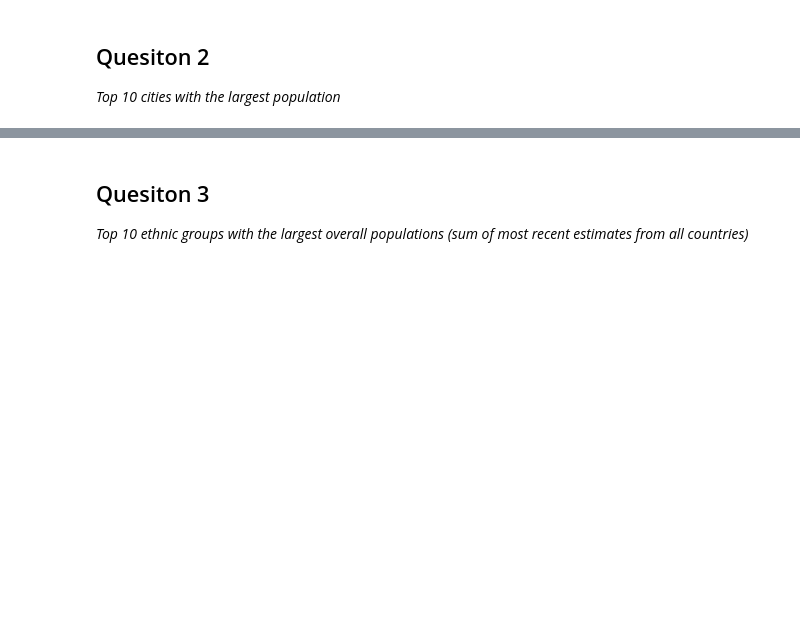
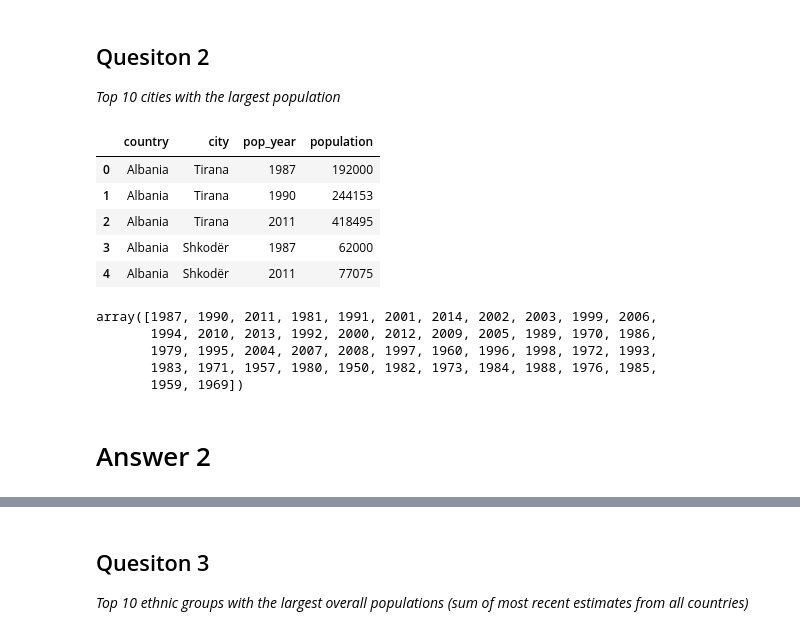
Before and after one commit to Spiracular/Notebooks, a Jupyter notebook: data_wrangling_xml/Completed_sliderule_dsi_xml_exercise.ipynb, the cells around one changed output, grey strips where cells are left out. Saved outputs shown, nothing was run; the diff lists cells and outputs as text; code cells hidden in the pictures; blank space fills up the shorter version.

```diff
--- a/data_wrangling_xml/Completed_sliderule_dsi_xml_exercise.ipynb
+++ b/data_wrangling_xml/Completed_sliderule_dsi_xml_exercise.ipynb
@@ -47,3 +47,13 @@ document_tree.getiterator()
  <Element 'population' at 0x...>,
  <Element 'population' at 0x...>,
  <Element 'population' at 0x...>]
+# %%
+for element in document_tree.iterfind('country'):
+    country_name = element.find('name').text
+#    for element1 in element.getiterator('province'):
+#        province = element1.text
+#    city = element1.find('city').text
+    for element2 in element.iterfind('city'):
+        city = safetext( element2[0] )
+        print (country_name)
+        print (city)
@@ -324,0 +394,47 @@ def safetext(writing):
+# %%
+country_names = []
+country_cities = []
+populations = []
+pop_years = []
+
+for element in document.iterfind('country'):
+    country_name = safetext ( element.find('name') )
+    for element2 in element.getiterator('city'):
+        city = safetext ( element2.find('name') )
+        for element3 in element2.getiterator('city'):
+            for element4 in element3.getiterator('population'):
+                pops = safetext( element4 )
+                year = element4.attrib['year']
+                country_names.append(str(country_name))
+                country_cities.append(str(city))
+                populations.append(float(pops))
+                pop_years.append(int(year))
+
+#This works... (note that year was an attribute, which outputs as dictionaries)
+# %%
+ser_names = pd.Series(country_names, dtype = 'O')
+ser_cities  =  pd.Series(country_cities, dtype = 'O')
+ser_pops = pd.Series(populations, dtype = 'float64')
+ser_years = pd.Series(pop_years, dtype = 'u8')
+# %%
+citypops = pd.DataFrame.from_items([('country', ser_names), ('city', ser_cities), ('pop_year', ser_years),\
+                                    ('population', ser_pops)])
+# %%
+citypops.head()
+# %% [output]
+|  | country | city | pop_year | population |
+| 0 | Albania | Tirana | 1987 | 192000 |
+| 1 | Albania | Tirana | 1990 | 244153 |
+| 2 | Albania | Tirana | 2011 | 418495 |
+| 3 | Albania | Shkodër | 1987 | 62000 |
+| 4 | Albania | Shkodër | 2011 | 77075 |
+# %%
+citypops['pop_year'].unique()
+# %% [output]
+array([1987, 1990, 2011, 1981, 1991, 2001, 2014, 2002, 2003, 1999, 2006,
+       1994, 2010, 2013, 1992, 2000, 2012, 2009, 2005, 1989, 1970, 1986,
+       1979, 1995, 2004, 2007, 2008, 1997, 1960, 1996, 1998, 1972, 1993,
+       1983, 1971, 1957, 1980, 1950, 1982, 1973, 1984, 1988, 1976, 1985,
+       1959, 1969])
+# %% [markdown]
+# Answer 2
```
Also changed, not shown: parts of 24 cells of this notebook, 5 other files.
